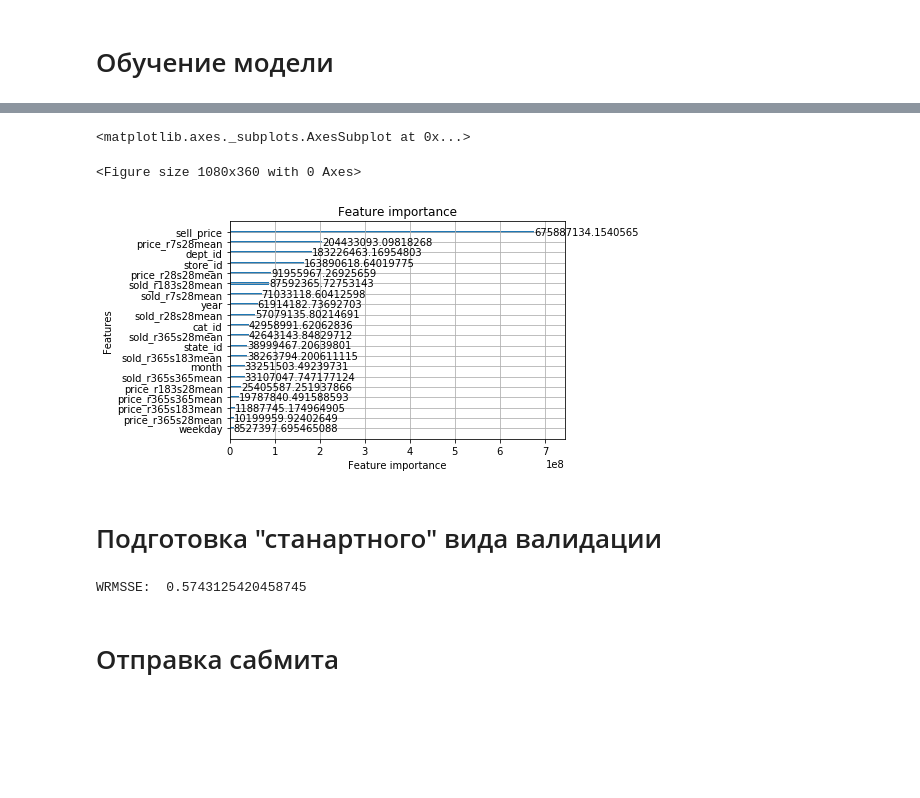
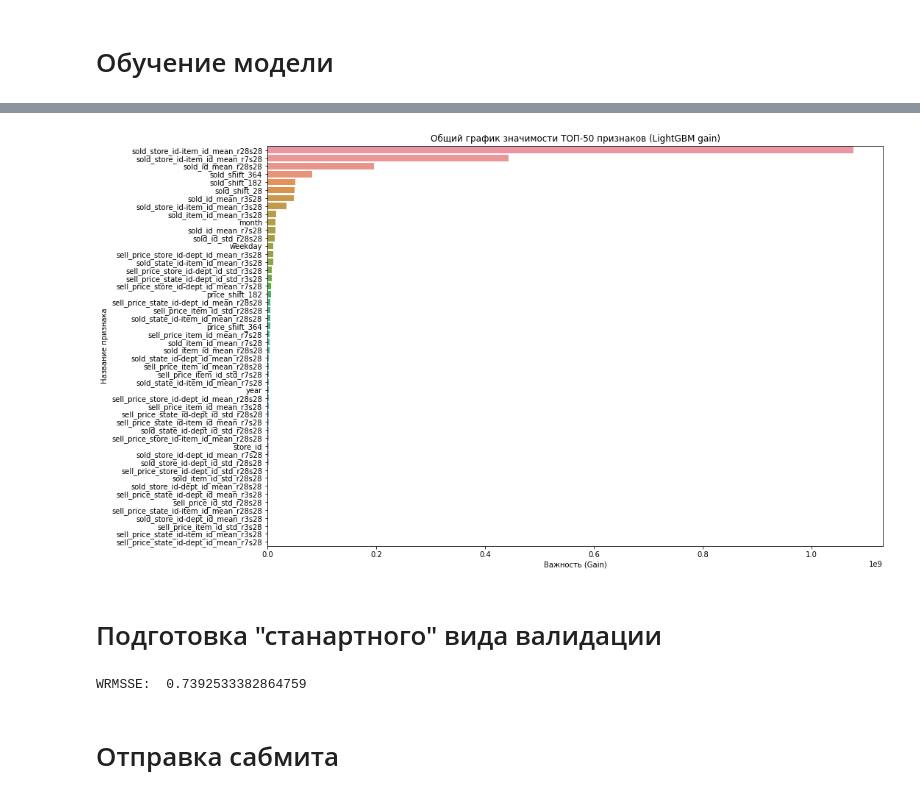
Before and after one commit to Semihal/m5-accuracy, a Jupyter notebook: ipynb/Pipeline.ipynb, the cells around one changed output, grey strips where cells are left out. Saved outputs shown, nothing was run; the diff lists cells and outputs as text; code cells hidden in the pictures; blank space fills up the shorter version.

Commit message:
First actual without leak (0.739)

```diff
--- a/ipynb/Pipeline.ipynb
+++ b/ipynb/Pipeline.ipynb
@@ -62,29 +96,15 @@ metric = WRMSSE(train_ds, val_ds)
 # %%
-# объекты для обучения
-train_set = lgb.Dataset(train_ds[XS], train_ds[TARGET], categorical_feature=CATEGORICAL_FEATURES)
-valid_set = lgb.Dataset(val_ds[XS], val_ds[TARGET], categorical_feature=CATEGORICAL_FEATURES)
+train_set = lgb.Dataset(train_without_nan[XS], train_without_nan[TARGET])
+valid_set = lgb.Dataset(val_without_nan[XS], val_without_nan[TARGET])
 # %%
 params = {
     'objective': 'rmse',
-    'num_iterations': 5000,
+    'num_iterations': 2000,
     'learning_rate': 0.1,
     'verbose': 20,
 '    bagging_fraction': 0.5,
-    'feature_fraction': 0.7,
-    'max_depth': 8,
-    'num_leaves': 32
+    'feature_fraction': 0.7
 }
-# %%
-params = {
-    'objective': 'rmse',
-    'num_iterations': 5000,
-    'learning_rate': 0.1,
-    'verbose': 20,
-'    bagging_fraction': 0.5,
-    'feature_fraction': 0.7,
-    'max_depth': 8,
-    'num_leaves': 32
-}
 # %%
 model = lgb.train(
     params,
@@ -114,7 +133,0 @@ Early stopping, best iteration is:
-# %%
-plt.figure(figsize=(15, 5))
-lgb.plot_importance(model, importance_type='gain')
-# %% [output]
-<matplotlib.axes._subplots.AxesSubplot at 0x...>
-<Figure size 1080x360 with 0 Axes>
-[figure, removed]
@@ -121,3 +136,20 @@ lgb.plot_importance(model, importance_type='gain')
+# %%
+feature_importances = pd.DataFrame(
+    sorted(
+        sorted(zip(model.feature_importance(importance_type='gain'), model.feature_name()))
+    ),
+    columns=['values', 'names']
+)
+feature_importances = feature_importances.sort_values(by='values', ascending=False)
+# %%
+plt.figure(figsize=(15, 10))
+sns.barplot(x='values', y='names', data=feature_importances.head(50))
+plt.title('Общий график значимости ТОП-50 признаков (LightGBM gain)')
+plt.ylabel('Название признака')
+plt.xlabel('Важность (Gain)')
+plt.show()
+# %% [output]
+[figure, added]
 # %% [markdown]
 # Подготовка "станартного" вида валидации
 # %%
@@ -126,10 +158,9 @@ val_pred['sold_predict'] = model.predict(val_ds[XS])
 val_pred['d'] = val_pred.d.apply(lambda x: f'd_{x}')
 val_pred = val_pred.pivot(index='id', columns='d', values='sold_predict')
 val_pred = val_ds[ID_COLUMNS].drop_duplicates().merge(val_pred, on='id')
+print('WRMSSE: ', metric.score(val_pred))
+# %% [output]
+WRMSSE:  0.7392533382864759
-# %%
-print('WRMSSE: ', metric.score(val_pred))
-# %% [output]
-WRMSSE:  0.5743125420458745
 # %% [markdown]
 # Отправка сабмита
 # %%
```
Also changed, not shown: parts of 19 cells of this notebook, 1 other file.
